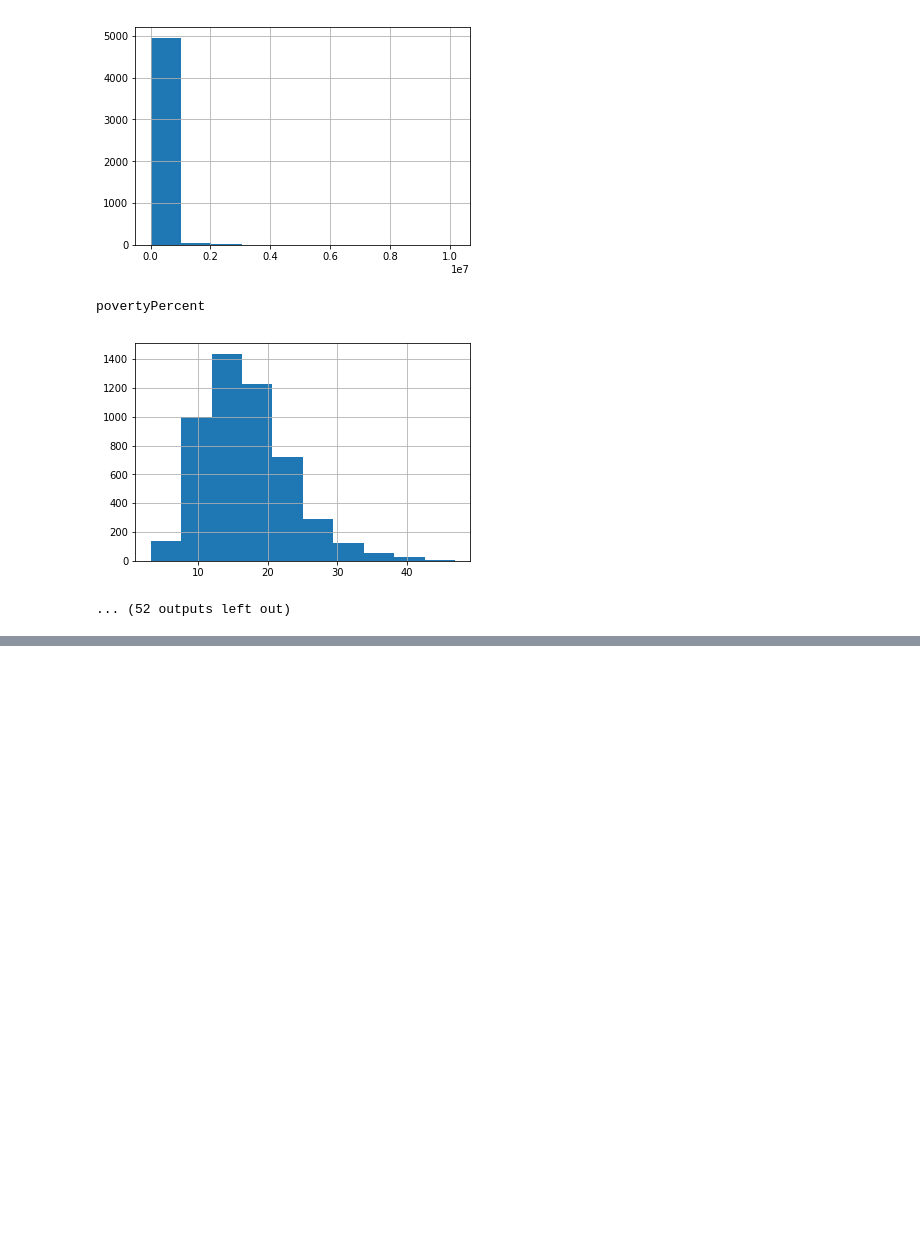
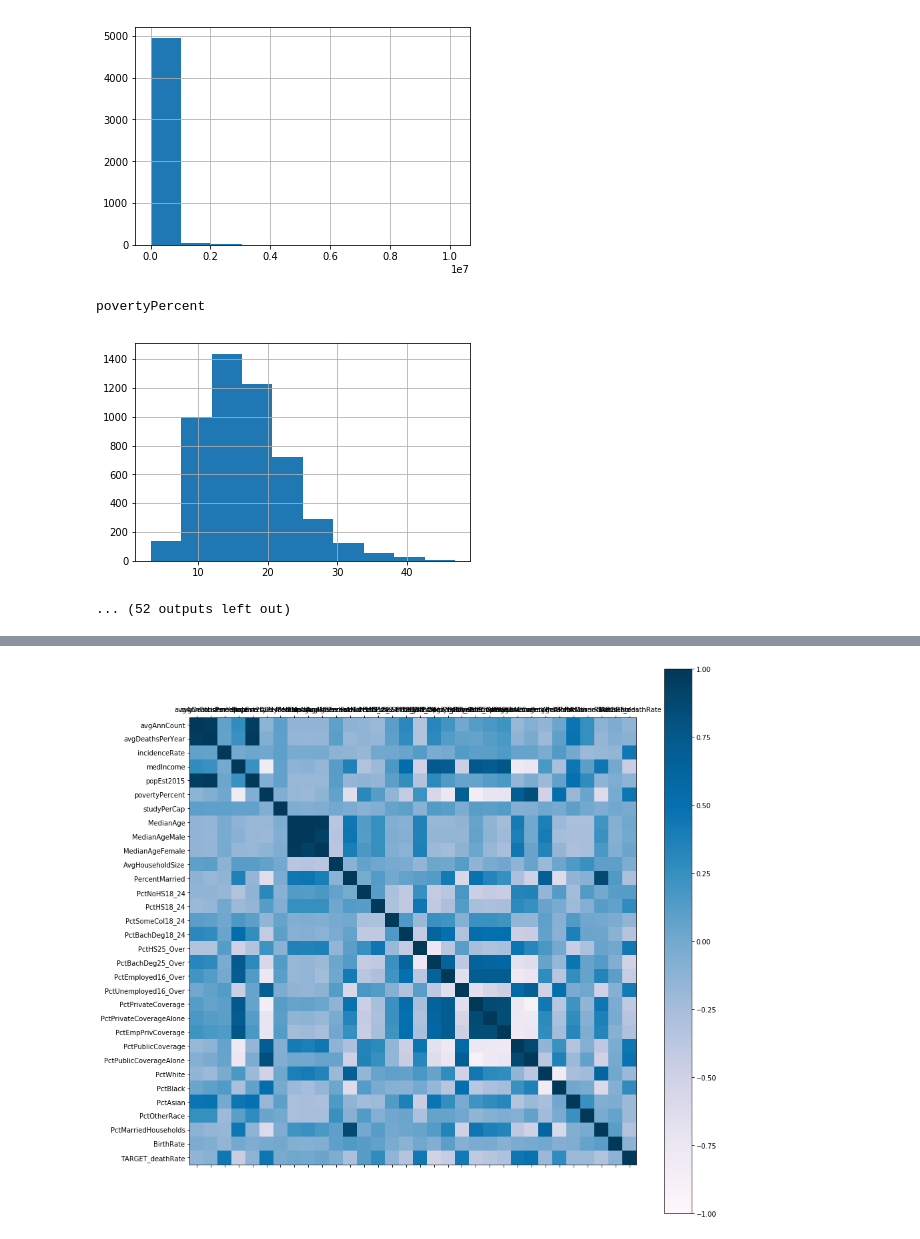
Before and after one commit to joshuahansen/machine-learning-a1, a Jupyter notebook: Assignment 1.ipynb, the cells around one changed output, grey strips where cells are left out. Drawn from its saved outputs; the diff is of its cells as text; code cells hidden in the pictures; blank space fills up the shorter version.

```diff
--- a/Assignment 1.ipynb
+++ b/Assignment 1.ipynb
@@ -167,0 +172,14 @@ plt.show()
+# %%
+correlations = training_data.corr()
+fig = plt.figure(figsize=(15,15))
+ax = fig.add_subplot(111)
+cax = ax.matshow(correlations, vmin=-1, vmax=1, cmap=plt.cm.PuBu)
+fig.colorbar(cax)
+ticks = np.arange(0, len(training_data.columns), 1)
+ax.set_xticks(ticks)
+ax.set_yticks(ticks)
+ax.set_xticklabels(training_data.columns)
+ax.set_yticklabels(training_data.columns)
+plt.show()
+# %% [output]
+[figure, added]
```
Also changed, not shown: parts of 9 cells of this notebook.
